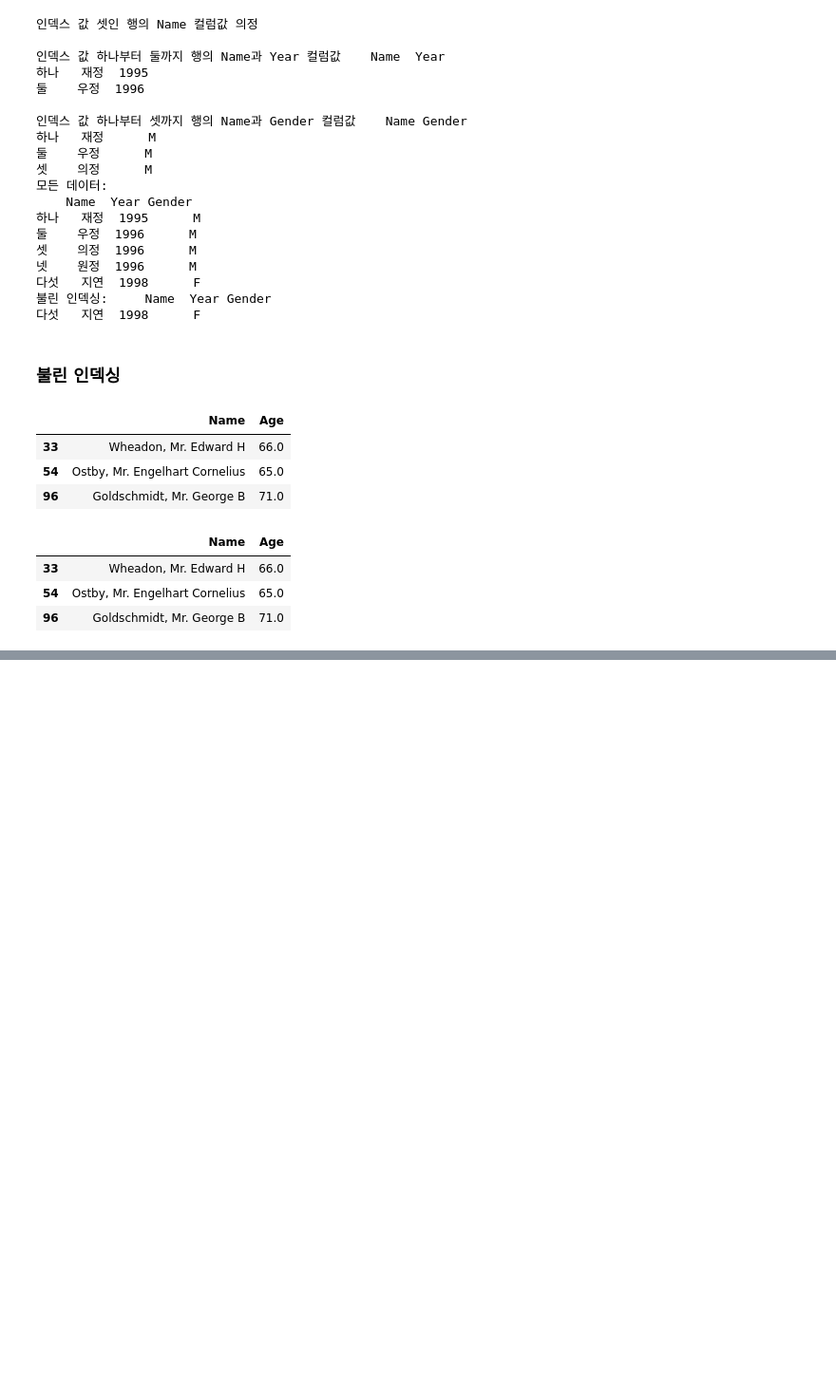
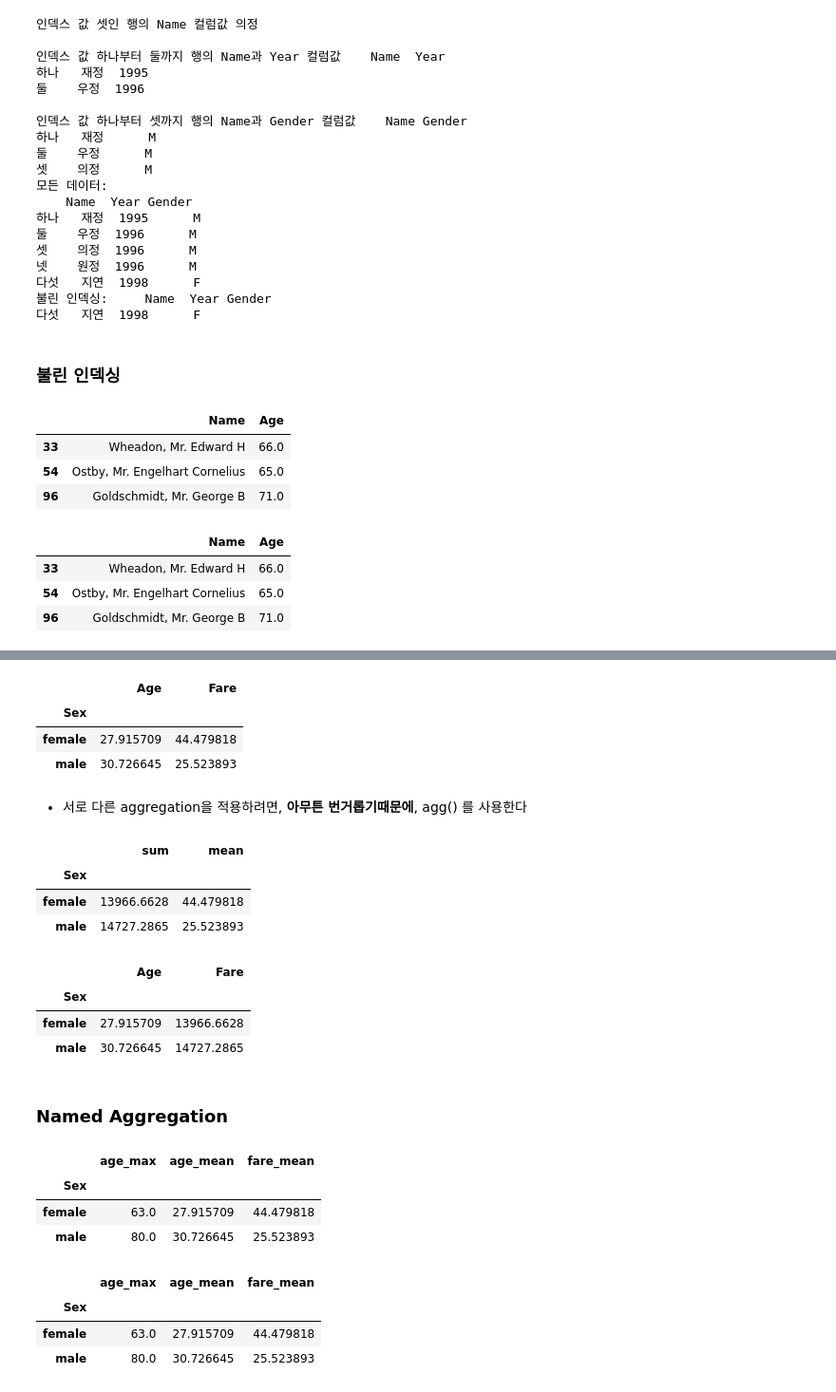
Before and after one commit to RyuJaeJeong/machine-learning-study, a Jupyter notebook: 1장/1.4 데이터핸들링 - 판다스.ipynb, the cells around one changed output, grey strips where cells are left out. Shown at 95% size. Saved outputs shown, nothing was run; the diff lists cells and outputs as text; code cells hidden in the pictures; blank space fills up the shorter version.

```diff
--- a/1장/1.4 데이터핸들링 - 판다스.ipynb
+++ b/1장/1.4 데이터핸들링 - 판다스.ipynb
@@ -584,0 +679,49 @@ titanic_df.loc[titanic_df['Age'] > 60, ['Name', 'Age']].head(3)
+# %%
+display(titanic_groupby[['Age', 'Fare']].mean())
+# %% [output]
+|  | Age | Fare |
+| Sex |  |  |
+| female | 27.915709 | 44.479818 |
+| male | 30.726645 | 25.523893 |
+# %% [markdown]
+* 서로 다른 aggregation을 적용하려면, **아무튼 번거롭기때문에**, agg() 를 사용한다
+# %%
+titanic_df.groupby('Sex')['Fare'].agg(['sum', 'mean'])
+# %% [output]
+|  | sum | mean |
+| Sex |  |  |
+| female | 13966.6628 | 44.479818 |
+| male | 14727.2865 | 25.523893 |
+# %%
+agg_format = {'Age': 'mean', 'Fare': 'sum'}
+titanic_df.groupby('Sex').agg(agg_format)
+# %% [output]
+|  | Age | Fare |
+| Sex |  |  |
+| female | 27.915709 | 13966.6628 |
+| male | 30.726645 | 14727.2865 |
+# %% [markdown]
+### **Named Aggregation**
+# %%
+agg_format = {'Age': 'mean', 'Fare': 'sum'}
+titanic_df.groupby('Sex').agg(
+    age_max=('Age','max'),
+    age_mean=('Age','mean'),
+    fare_mean=('Fare','mean')
+)
+# %% [output]
+|  | age_max | age_mean | fare_mean |
+| Sex |  |  |  |
+| female | 63.0 | 27.915709 | 44.479818 |
+| male | 80.0 | 30.726645 | 25.523893 |
+# %%
+titanic_df.groupby('Sex').agg(
+    age_max=pd.NamedAgg(column='Age', aggfunc='max'),
+    age_mean=pd.NamedAgg(column='Age', aggfunc='mean'),
+    fare_mean=pd.NamedAgg(column='Fare', aggfunc='mean')
+)
+# %% [output]
+|  | age_max | age_mean | fare_mean |
+| Sex |  |  |  |
+| female | 63.0 | 27.915709 | 44.479818 |
+| male | 80.0 | 30.726645 | 25.523893 |
```
Also changed, not shown: parts of 12 cells of this notebook.
